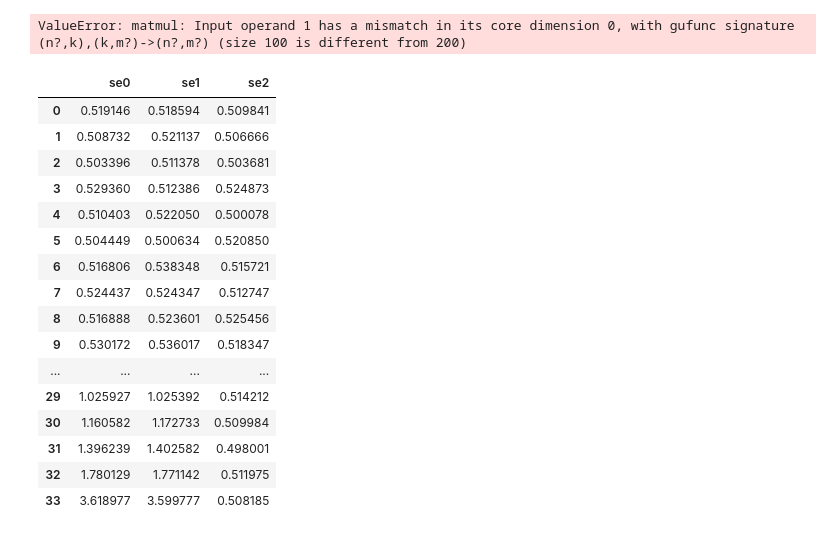
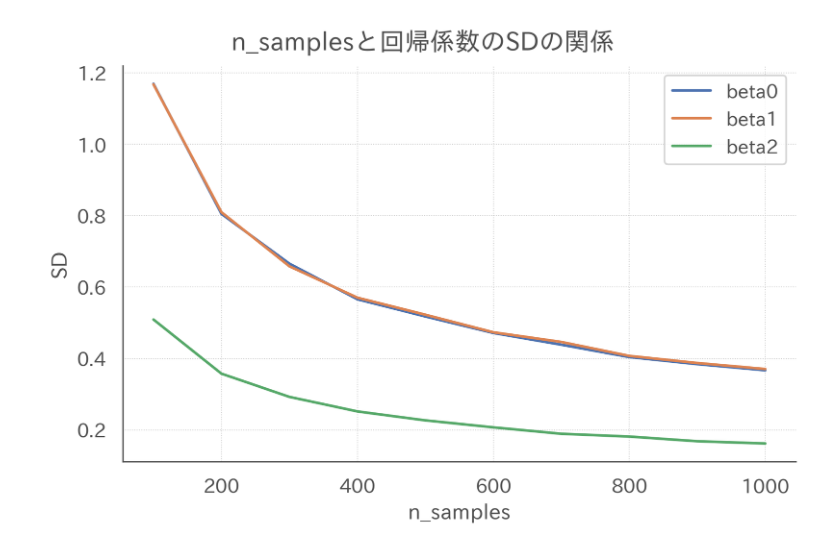
Before and after one commit to dropout009/multicollinearity, a Jupyter notebook: main.ipynb, the cells around one changed output. Drawn from its saved outputs; the diff is of its cells as text; code cells hidden in the pictures.

```diff
--- a/main.ipynb
+++ b/main.ipynb
@@ -141,29 +58,9 @@ s.plot(df, target_key, "SE")
 # %%
 target_key = "n_samples"
 target_values = np.arange(100, 1001, 100).tolist()
 
 s = Simulator(**base_params)
 df = s.simulate(target_key, target_values, l2_lambda=0)
-s.plot(df, target_key, "SE")
+s.plot(df, target_key, "SD")
 # %% [output]
-ValueError: matmul: Input operand 1 has a mismatch in its core dimension 0, with gufunc signature (n?,k),(k,m?)->(n?,m?) (size 100 is different from 200)
+[figure, added]
-# %%
-df.loc[:, df.columns.str.startswith("se")]
-# %% [output]
-|  | se0 | se1 | se2 |
-| 0 | 0.519146 | 0.518594 | 0.509841 |
-| 1 | 0.508732 | 0.521137 | 0.506666 |
-| 2 | 0.503396 | 0.511378 | 0.503681 |
-| 3 | 0.529360 | 0.512386 | 0.524873 |
-| 4 | 0.510403 | 0.522050 | 0.500078 |
-| 5 | 0.504449 | 0.500634 | 0.520850 |
-| 6 | 0.516806 | 0.538348 | 0.515721 |
-| 7 | 0.524437 | 0.524347 | 0.512747 |
-| 8 | 0.516888 | 0.523601 | 0.525456 |
-| 9 | 0.530172 | 0.536017 | 0.518347 |
-| ... | ... | ... | ... |
-| 29 | 1.025927 | 1.025392 | 0.514212 |
-| 30 | 1.160582 | 1.172733 | 0.509984 |
-| 31 | 1.396239 | 1.402582 | 0.498001 |
-| 32 | 1.780129 | 1.771142 | 0.511975 |
-| 33 | 3.618977 | 3.599777 | 0.508185 |
```
Also changed, not shown: parts of 20 cells of this notebook.
